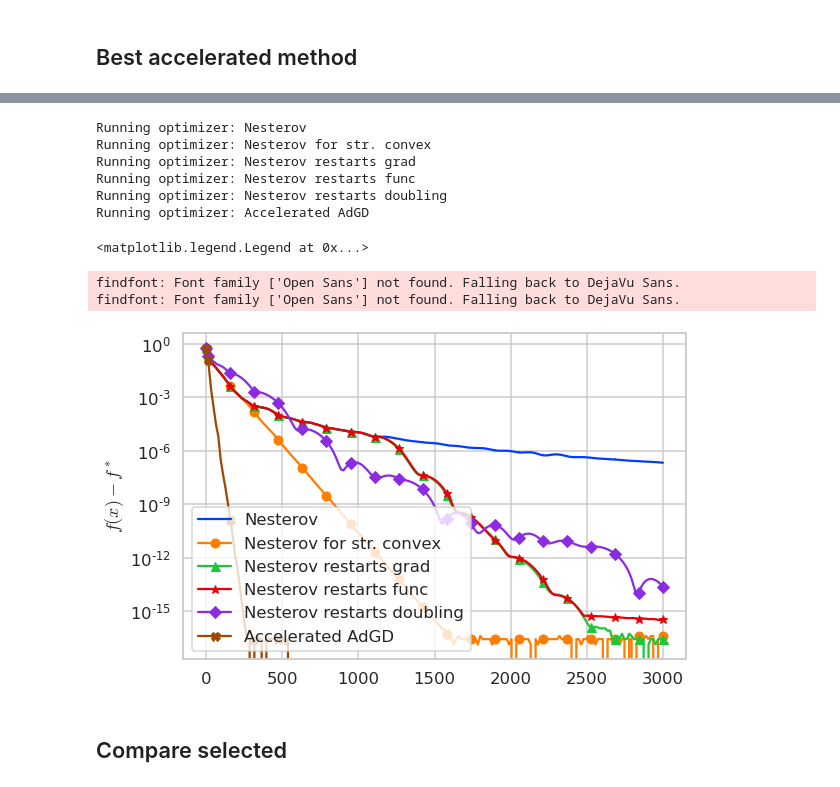
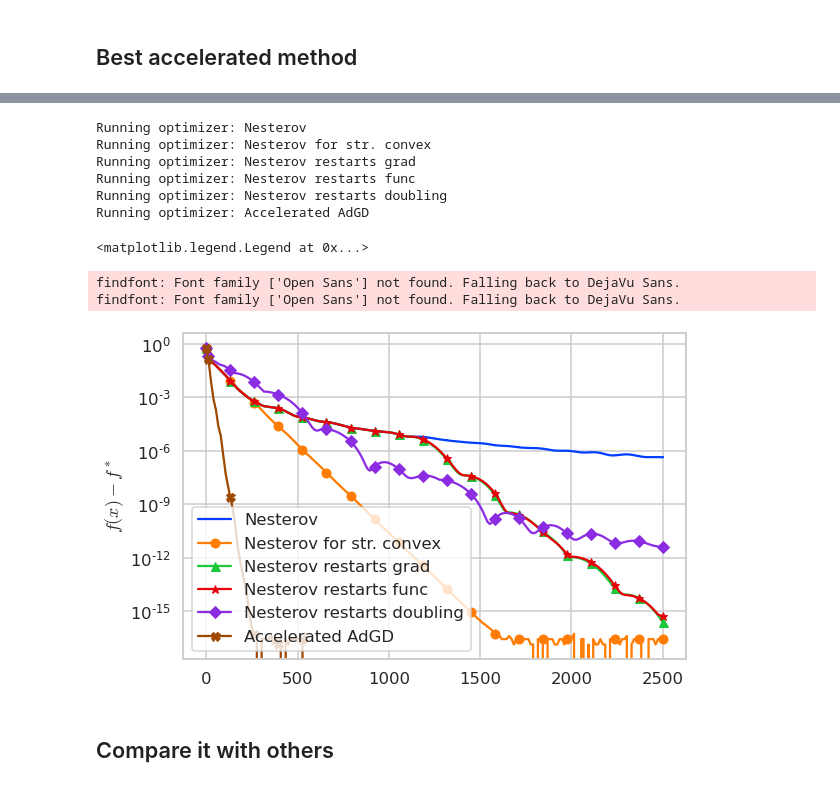
Before and after one commit to konstmish/opt_methods, a Jupyter notebook: notebooks/1.1st_order_methods.ipynb, the cells around one changed output, grey strips where cells are left out. Drawn from its saved outputs; the diff is of its cells as text; code cells hidden in the pictures.

```diff
--- a/notebooks/1.1st_order_methods.ipynb
+++ b/notebooks/1.1st_order_methods.ipynb
@@ -31,7 +31,7 @@ else:
 l2 = 1e-5 * L
 loss.l2 = l2
 x0 = csc_matrix((dim, 1))
-it_max = 1000
+it_max = 2500
 # %% [markdown]
 ## Best accelerated method
 # %%
@@ -87,24 +48,24 @@ findfont: Font family ['Open Sans'] not found. Falling back to DejaVu Sans.
 # %%
 plt.figure(figsize=(9, 6))
-for opt in accelerated_optimizers:
+for opt, label in zip(accelerated_optimizers, labels):
     print(f'Running optimizer: {label}')
     opt.run(x0=x0)
     opt.compute_loss_of_iterates()
 
 for opt, label, marker in zip(accelerated_optimizers, labels, markers):
     opt.trace.plot_losses(label=label, marker=marker)
 plt.yscale('log')
 plt.legend()
 # %% [output]
 Running optimizer: Nesterov
 Running optimizer: Nesterov for str. convex
 Running optimizer: Nesterov restarts grad
 Running optimizer: Nesterov restarts func
 Running optimizer: Nesterov restarts doubling
 Running optimizer: Accelerated AdGD
 <matplotlib.legend.Legend at 0x...>
 findfont: Font family ['Open Sans'] not found. Falling back to DejaVu Sans.
 findfont: Font family ['Open Sans'] not found. Falling back to DejaVu Sans.
-[figure, old version]
+[figure, new version]
 # %% [markdown]
-## Compare selected
+## Compare it with others
```
Also changed, not shown: parts of 10 cells of this notebook.
